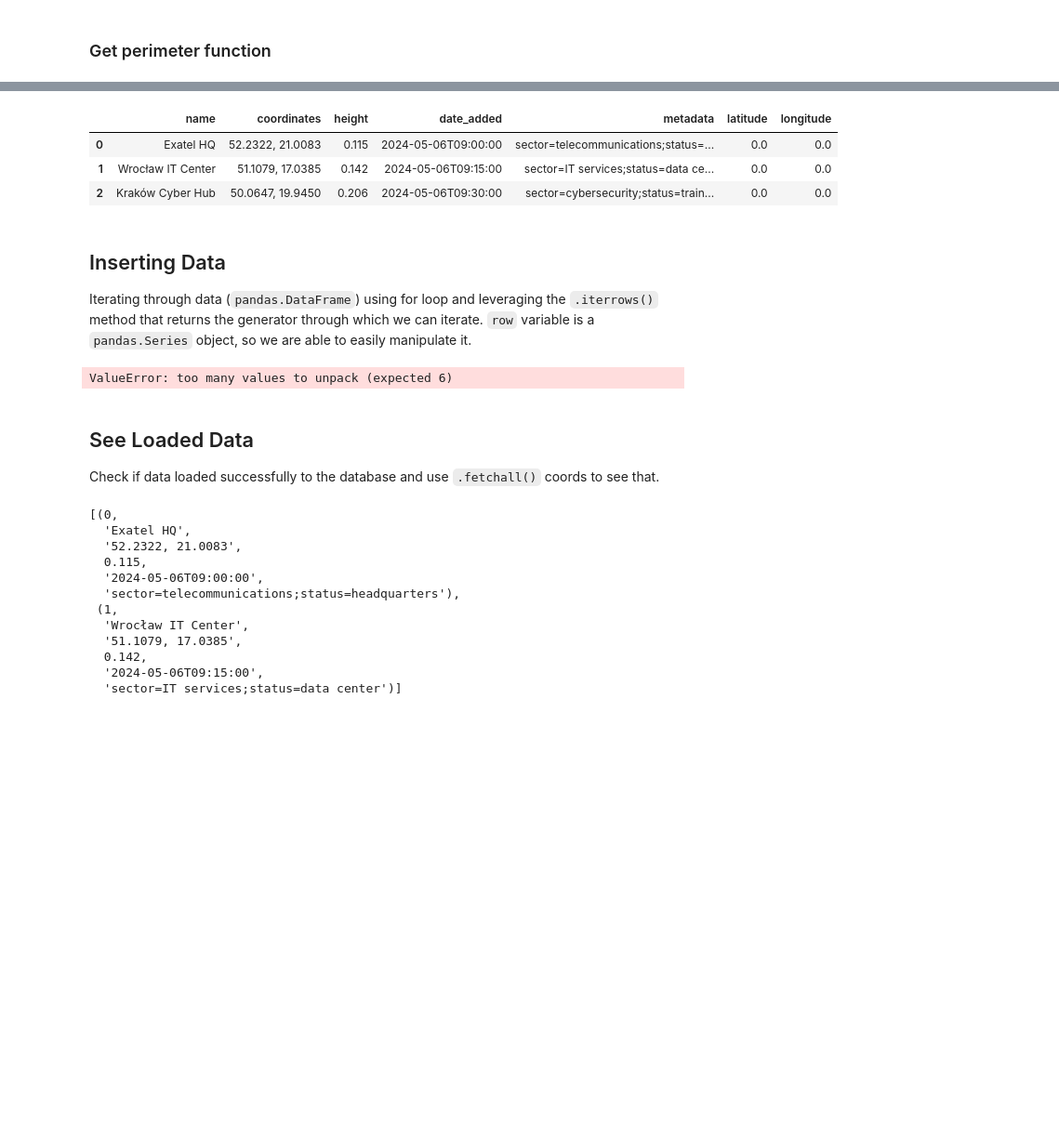
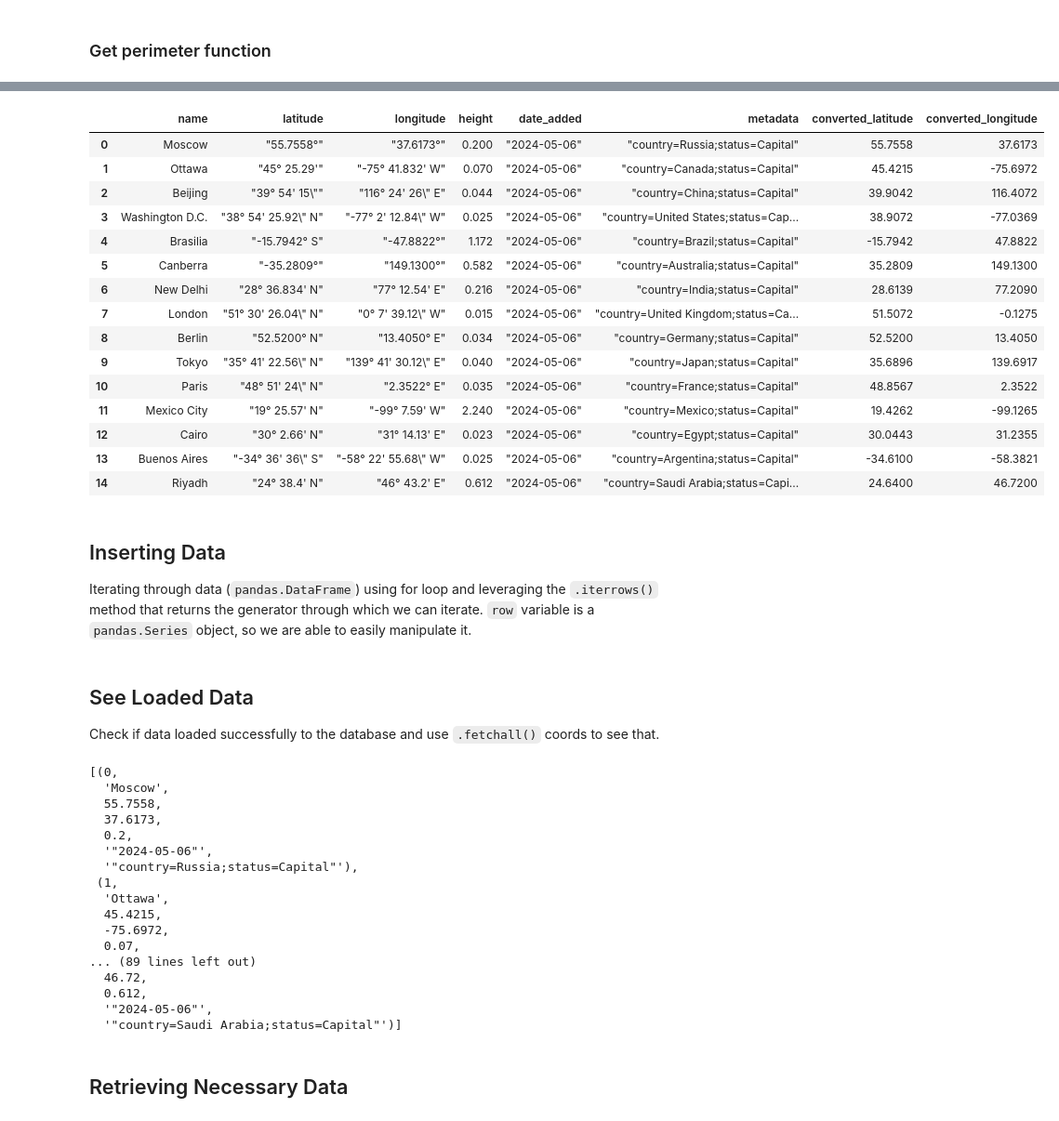
Before and after one commit to mweglowski/geo_circuit_calculation, a Jupyter notebook: main.ipynb, the cells around one changed output, grey strips where cells are left out. Shown at 93% size. Cells and saved outputs as stored; diff of their text form; code cells hidden in the pictures; blank space fills up the shorter version.

Commit message:
data loading fixes, map, converting coorinates, calculating perimeter

```diff
--- a/main.ipynb
+++ b/main.ipynb
@@ -17,6 +19,6 @@ Here we are using pandas `.read_csv()` method for reading data from csv file and
 # %%
 # Reading csv file and loading into DataFrame
-data = pd.read_csv('points.csv')
+data = pd.read_csv('points.csv', quoting=csv.QUOTE_NONE)
 
 # Let's see the loaded data
 data.head(3)
@@ -127,18 +164,28 @@ I decided to divide coordinates into longitude and latitude, all in the same sin
 # %%
-# Splitting coordinates column into its latitude and longitude
-data[['latitude', 'longitude']] = data['coordinates'].str.split(', ', expand=True)
+# Converting latitude as well as longitude into the same format (degree with decimal points)
+data['converted_latitude'] = data['latitude'].apply(convert_coordinate)
+data['converted_longitude'] = data['longitude'].apply(convert_coordinate)
 
-# Converting latitude as well as longitude into the same format (degree with decimal points)
-data['latitude'] = data['latitude'].apply(convert_coordinate)
-data['longitude'] = data['longitude'].apply(convert_coordinate)
-
-# Printing the first 3 rows after above operations
-data.head(3)
+# # Printing the first 3 rows after above operations
+data.head(3)[['latitude', 'longitude', 'converted_latitude', 'converted_longitude']]
+data
 # %% [output]
-|  | name | coordinates | height | date_added | metadata | latitude | longitude |
-| 0 | Exatel HQ | 52.2322, 21.0083 | 0.115 | 2024-05-06T09:00:00 | sector=telecommunications;status=... | 0.0 | 0.0 |
-| 1 | Wrocław IT Center | 51.1079, 17.0385 | 0.142 | 2024-05-06T09:15:00 | sector=IT services;status=data ce... | 0.0 | 0.0 |
-| 2 | Kraków Cyber Hub | 50.0647, 19.9450 | 0.206 | 2024-05-06T09:30:00 | sector=cybersecurity;status=train... | 0.0 | 0.0 |
+|  | name | latitude | longitude | height | date_added | metadata | converted_latitude | converted_longitude |
+| 0 | Moscow | "55.7558°" | "37.6173°" | 0.200 | "2024-05-06" | "country=Russia;status=Capital" | 55.7558 | 37.6173 |
+| 1 | Ottawa | "45° 25.29'" | "-75° 41.832' W" | 0.070 | "2024-05-06" | "country=Canada;status=Capital" | 45.4215 | -75.6972 |
+| 2 | Beijing | "39° 54' 15\"" | "116° 24' 26\" E" | 0.044 | "2024-05-06" | "country=China;status=Capital" | 39.9042 | 116.4072 |
+| 3 | Washington D.C. | "38° 54' 25.92\" N" | "-77° 2' 12.84\" W" | 0.025 | "2024-05-06" | "country=United States;status=Cap... | 38.9072 | -77.0369 |
+| 4 | Brasilia | "-15.7942° S" | "-47.8822°" | 1.172 | "2024-05-06" | "country=Brazil;status=Capital" | -15.7942 | 47.8822 |
+| 5 | Canberra | "-35.2809°" | "149.1300°" | 0.582 | "2024-05-06" | "country=Australia;status=Capital" | 35.2809 | 149.1300 |
+| 6 | New Delhi | "28° 36.834' N" | "77° 12.54' E" | 0.216 | "2024-05-06" | "country=India;status=Capital" | 28.6139 | 77.2090 |
+| 7 | London | "51° 30' 26.04\" N" | "0° 7' 39.12\" W" | 0.015 | "2024-05-06" | "country=United Kingdom;status=Ca... | 51.5072 | -0.1275 |
+| 8 | Berlin | "52.5200° N" | "13.4050° E" | 0.034 | "2024-05-06" | "country=Germany;status=Capital" | 52.5200 | 13.4050 |
+| 9 | Tokyo | "35° 41' 22.56\" N" | "139° 41' 30.12\" E" | 0.040 | "2024-05-06" | "country=Japan;status=Capital" | 35.6896 | 139.6917 |
+| 10 | Paris | "48° 51' 24\" N" | "2.3522° E" | 0.035 | "2024-05-06" | "country=France;status=Capital" | 48.8567 | 2.3522 |
+| 11 | Mexico City | "19° 25.57' N" | "-99° 7.59' W" | 2.240 | "2024-05-06" | "country=Mexico;status=Capital" | 19.4262 | -99.1265 |
+| 12 | Cairo | "30° 2.66' N" | "31° 14.13' E" | 0.023 | "2024-05-06" | "country=Egypt;status=Capital" | 30.0443 | 31.2355 |
+| 13 | Buenos Aires | "-34° 36' 36\" S" | "-58° 22' 55.68\" W" | 0.025 | "2024-05-06" | "country=Argentina;status=Capital" | -34.6100 | -58.3821 |
+| 14 | Riyadh | "24° 38.4' N" | "46° 43.2' E" | 0.612 | "2024-05-06" | "country=Saudi Arabia;status=Capi... | 24.6400 | 46.7200 |
 # %% [markdown]
 ## Inserting Data
 
@@ -146,26 +193,21 @@ Iterating through data (`pandas.DataFrame`) using for loop and leveraging the `.
 # %%
 # For each row insert it into database
 for index, row in data.iterrows():
-    # Destructurizing columns from the row
-    name, latitude, longitude, height, date_added, metadata = row
-
     # Creating insert query with parameterized inputs
     # This approach avoids syntax errors and protects against SQL injection attacks
     add_row_query = f'''
-    INSERT INTO points (id, name, lattitude, longitude, height, date_added, metadata)
-    VALUES (?, ?, ?, ?, ?, ?)
+    INSERT INTO points (id, name, latitude, longitude, height, date_added, metadata)
+    VALUES (?, ?, ?, ?, ?, ?, ?)
     '''
 
     # Data to insert
-    data_to_insert = (index, name, latitude, longitude, height, date_added, metadata)
+    data_to_insert = (index, row['name'], row['converted_latitude'], row['converted_longitude'], row['height'], row['date_added'], row['metadata'])
 
     # Executing insert operation
     conn.execute(add_row_query, data_to_insert)
 
     # Commiting changes
     conn.commit()
-# %% [output]
-ValueError: too many values to unpack (expected 6)
 # %% [markdown]
 ## See Loaded Data
 
@@ -177,18 +219,23 @@ cursor.execute('SELECT * FROM points')
 # Get all rows
 rows = cursor.fetchall()
 
-# Show only the first 2 rows
-rows[:2]
+# Show selected rows
+rows
 # %% [output]
 [(0,
-  'Exatel HQ',
-  '52.2322, 21.0083',
-  0.115,
-  '2024-05-06T09:00:00',
-  'sector=telecommunications;status=headquarters'),
+  'Moscow',
+  55.7558,
+  37.6173,
+  0.2,
+  '"2024-05-06"',
+  '"country=Russia;status=Capital"'),
  (1,
-  'Wrocław IT Center',
-  '51.1079, 17.0385',
-  0.142,
-  '2024-05-06T09:15:00',
-  'sector=IT services;status=data center')]
+  'Ottawa',
+  45.4215,
+  -75.6972,
+  0.07,
+... (89 lines left out)
+  46.72,
+  0.612,
+  '"2024-05-06"',
+  '"country=Saudi Arabia;status=Capital"')]
@@ -203,0 +242,2 @@ perimeter = calculate_perimeter(data)
+# %% [markdown]
+## Retrieving Necessary Data
```
Also changed, not shown: parts of 14 cells of this notebook, 4 other files.
